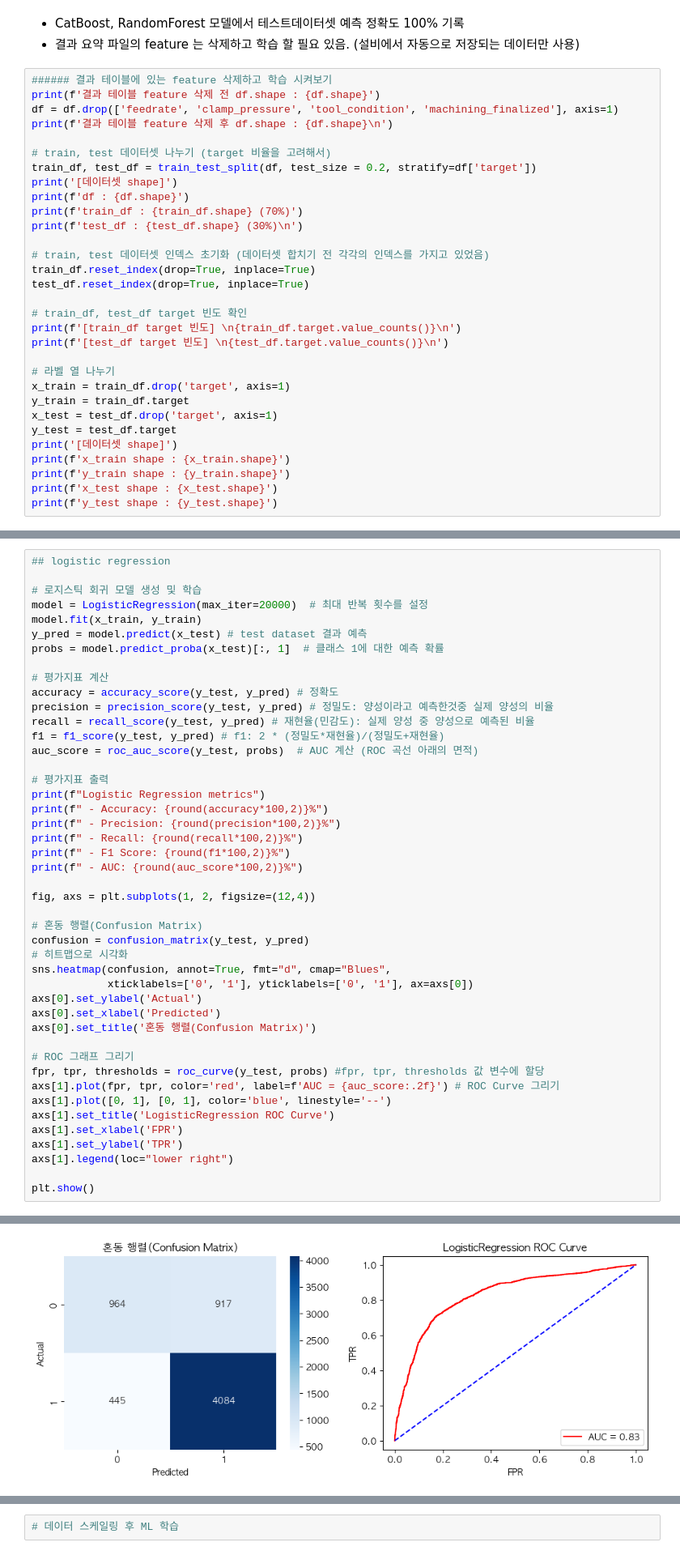
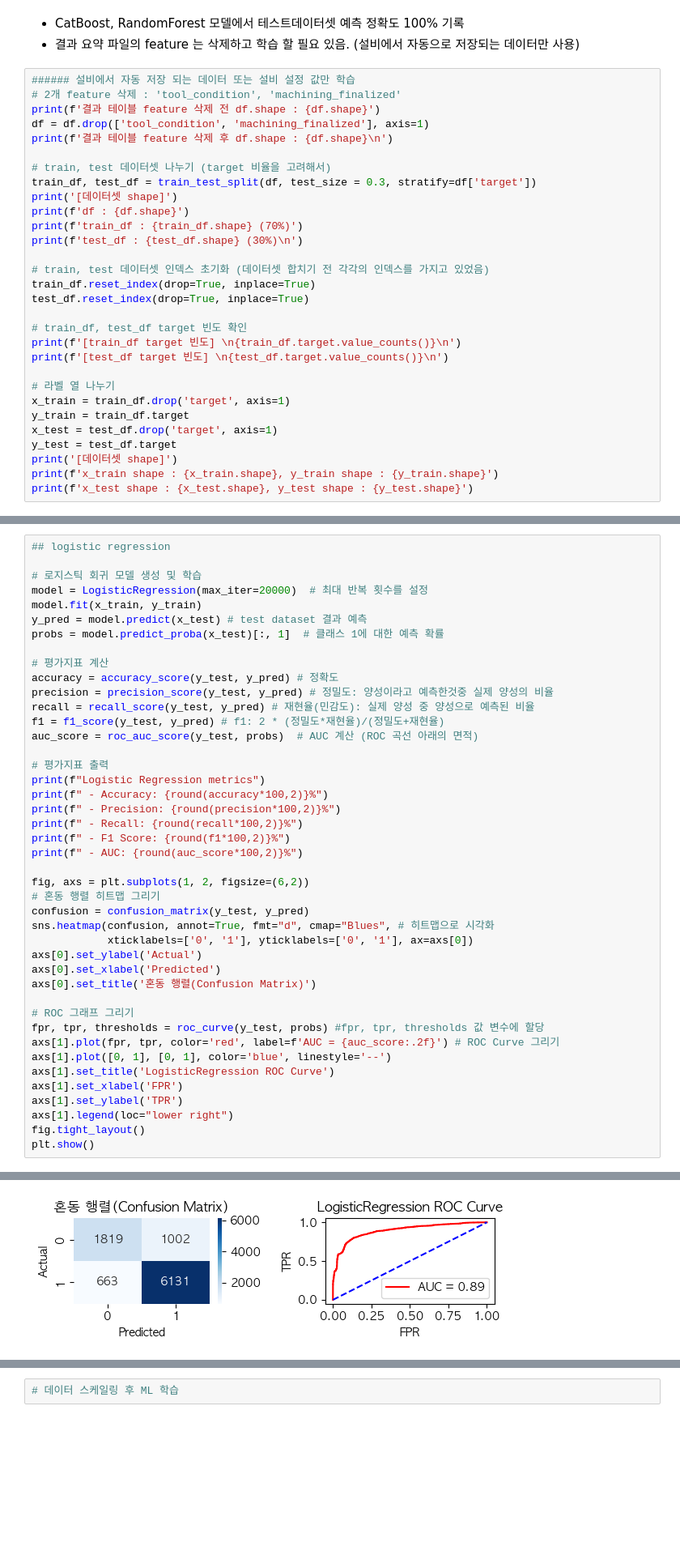
Before and after one commit to ParkSungHyon/smart_factory_cnc, a Jupyter notebook: cnc2.ipynb, the cells around one changed output, grey strips where cells are left out. Shown at 81% size. Drawn from its saved outputs; the diff is of its cells as text; blank space fills up the shorter version.

```diff
--- a/cnc2.ipynb
+++ b/cnc2.ipynb
@@ -562,13 +562,14 @@ y_test shape : (9615,)
 - CatBoost, RandomForest 모델에서 테스트데이터셋 예측 정확도 100% 기록
 - 결과 요약 파일의 feature 는 삭제하고 학습 할 필요 있음. (설비에서 자동으로 저장되는 데이터만 사용)
 # %%
-###### 결과 테이블에 있는 feature 삭제하고 학습 시켜보기
+###### 설비에서 자동 저장 되는 데이터 또는 설비 설정 값만 학습
+# 2개 feature 삭제 : 'tool_condition', 'machining_finalized'
 print(f'결과 테이블 feature 삭제 전 df.shape : {df.shape}')
-df = df.drop(['feedrate', 'clamp_pressure', 'tool_condition', 'machining_finalized'], axis=1)
+df = df.drop(['tool_condition', 'machining_finalized'], axis=1)
 print(f'결과 테이블 feature 삭제 후 df.shape : {df.shape}\n')
 
 # train, test 데이터셋 나누기 (target 비율을 고려해서)
-train_df, test_df = train_test_split(df, test_size = 0.2, stratify=df['target'])
+train_df, test_df = train_test_split(df, test_size = 0.3, stratify=df['target'])
 print('[데이터셋 shape]')
 print(f'df : {df.shape}')
 print(f'train_df : {train_df.shape} (70%)')
@@ -588,9 +589,7 @@ y_train = train_df.target
 x_test = test_df.drop('target', axis=1)
 y_test = test_df.target
 print('[데이터셋 shape]')
-print(f'x_train shape : {x_train.shape}')
-print(f'y_train shape : {y_train.shape}')
-print(f'x_test shape : {x_test.shape}')
-print(f'y_test shape : {y_test.shape}')
+print(f'x_train shape : {x_train.shape}, y_train shape : {y_train.shape}')
+print(f'x_test shape : {x_test.shape}, y_test shape : {y_test.shape}')
 # %% [output]
 결과 테이블 feature 삭제 전 df.shape : (32048, 60)
@@ -716,12 +715,10 @@ print(f" - Recall: {round(recall*100,2)}%")
 print(f" - F1 Score: {round(f1*100,2)}%")
 print(f" - AUC: {round(auc_score*100,2)}%")
 
-fig, axs = plt.subplots(1, 2, figsize=(12,4))
-
-# 혼동 행렬(Confusion Matrix)
+fig, axs = plt.subplots(1, 2, figsize=(6,2))
+# 혼동 행렬 히트맵 그리기
 confusion = confusion_matrix(y_test, y_pred)
-# 히트맵으로 시각화
-sns.heatmap(confusion, annot=True, fmt="d", cmap="Blues",
+sns.heatmap(confusion, annot=True, fmt="d", cmap="Blues", # 히트맵으로 시각화
             xticklabels=['0', '1'], yticklabels=['0', '1'], ax=axs[0])
 axs[0].set_ylabel('Actual')
 axs[0].set_xlabel('Predicted')
@@ -735,6 +732,6 @@ axs[1].set_title('LogisticRegression ROC Curve')
 axs[1].set_xlabel('FPR')
 axs[1].set_ylabel('TPR')
 axs[1].legend(loc="lower right")
-
+fig.tight_layout()
 plt.show()
 # %% [output]
@@ -754,4 +744,4 @@ Logistic Regression metrics
-[figure, old version]
+[figure, new version]
 # %%
 # DNN 모델 학습
 
```
Also changed, not shown: parts of 5 cells of this notebook, 8 other files.
